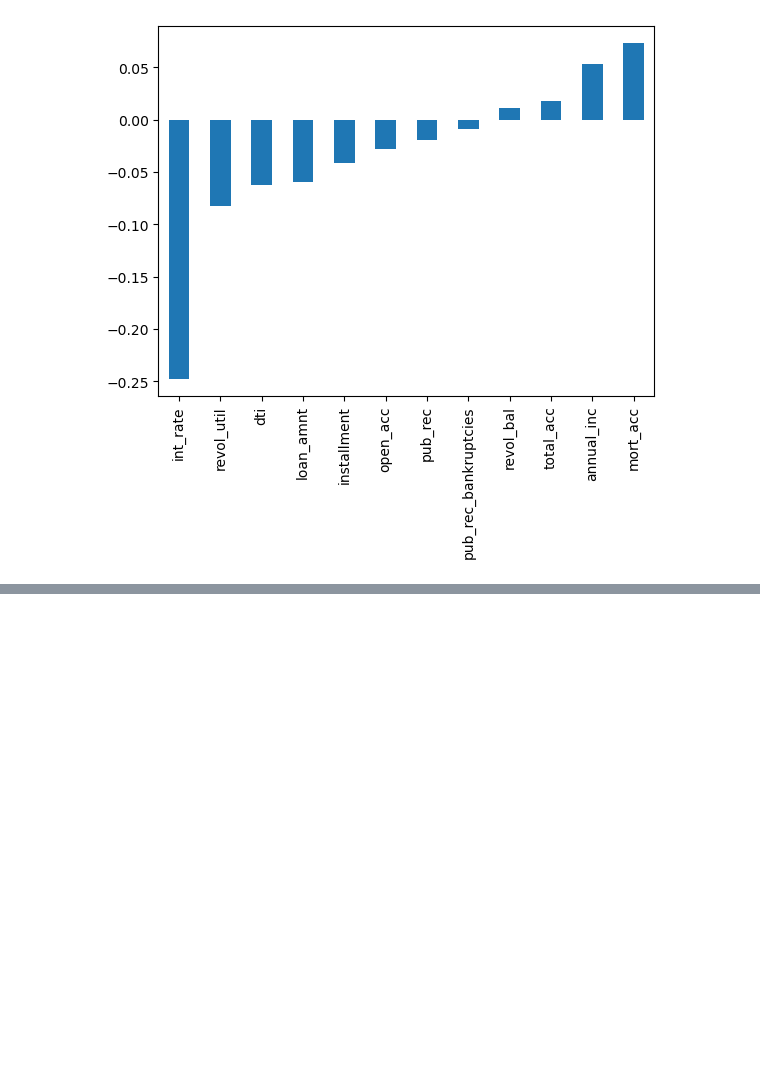
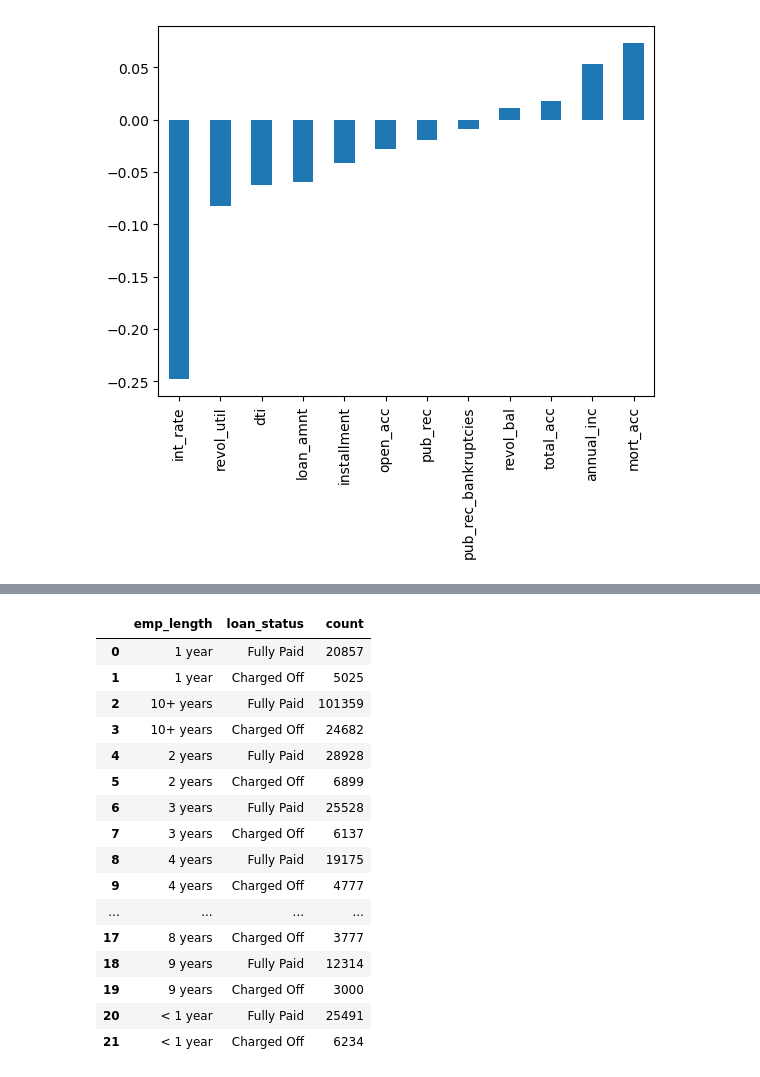
Before and after one commit to anmol438/Keras-Projects, a Jupyter notebook: keras_classification2/keras_classification2.ipynb, the cells around one changed output, grey strips where cells are left out. Drawn from its saved outputs; the diff is of its cells as text; code cells hidden in the pictures; blank space fills up the shorter version.

```diff
--- a/keras_classification2/keras_classification2.ipynb
+++ b/keras_classification2/keras_classification2.ipynb
@@ -261,0 +383,22 @@ data.corr(numeric_only=True)['loan_repaid'].sort_values()[:-1].plot(kind='bar')
+# %%
+df = data.groupby('emp_length')['loan_status'].value_counts().reset_index()
+# %%
+df
+# %% [output]
+|  | emp_length | loan_status | count |
+| 0 | 1 year | Fully Paid | 20857 |
+| 1 | 1 year | Charged Off | 5025 |
+| 2 | 10+ years | Fully Paid | 101359 |
+| 3 | 10+ years | Charged Off | 24682 |
+| 4 | 2 years | Fully Paid | 28928 |
+| 5 | 2 years | Charged Off | 6899 |
+| 6 | 3 years | Fully Paid | 25528 |
+| 7 | 3 years | Charged Off | 6137 |
+| 8 | 4 years | Fully Paid | 19175 |
+| 9 | 4 years | Charged Off | 4777 |
+| ... | ... | ... | ... |
+| 17 | 8 years | Charged Off | 3777 |
+| 18 | 9 years | Fully Paid | 12314 |
+| 19 | 9 years | Charged Off | 3000 |
+| 20 | < 1 year | Fully Paid | 25491 |
+| 21 | < 1 year | Charged Off | 6234 |
```
Also changed, not shown: parts of 20 cells of this notebook.
